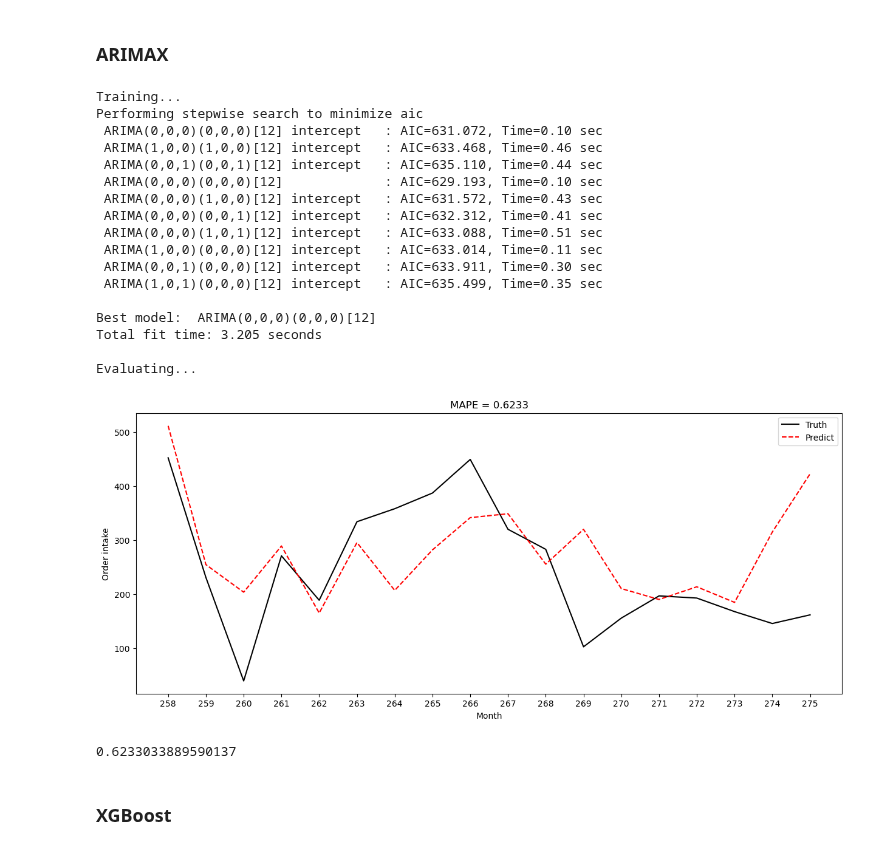
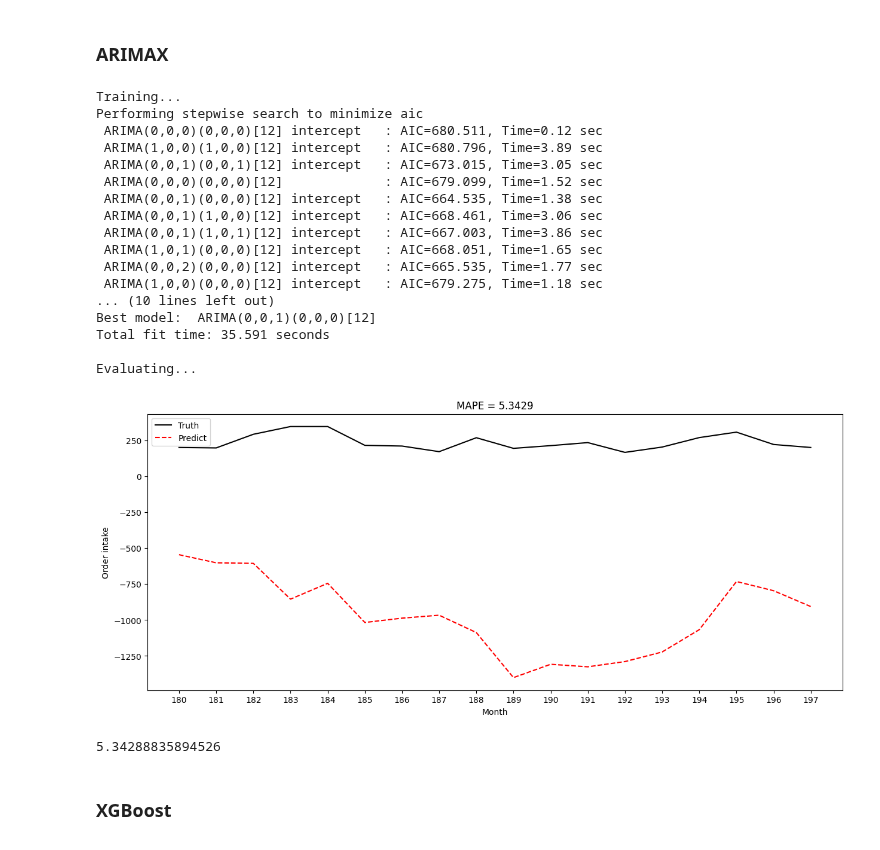
Before and after one commit to zuivu/porsche-forecast-sale, a Jupyter notebook: code/model.ipynb, the cells around one changed output. Cells and saved outputs as stored; diff of their text form; code cells hidden in the pictures.

```diff
--- a/code/model.ipynb
+++ b/code/model.ipynb
@@ -28,0 +15,12 @@ ALL_DATA
+# %%
+DATA_START = 60
+TEST_INDEX = 180
+TEST_PERIOD = 18
+TARGET_COL_NAME = "sales_actuals_monthly__vehiclegroup01__orderintake"
+
+
+PATH_RUN2_DATA = r"../output_data\run2_run_countryA_all_values\run_Country A_all_2337_NaN_fillup.csv"
+PATH_RUN2_F_IMPORTANCE = r"../output_data\run2_run_countryA_all_values\run_Country A_all_2349value_importance_list.csv"
+
+PATH_RUN3_DATA = r"../output_data/run3_run_countryA_vehicle01_all_values/run_Country A_all_2351_NaN_fillup.csv"
+PATH_RUN3_F_IMPORTANCE = r"../output_data/run3_run_countryA_vehicle01_all_values/run_Country A_all_2352value_importance_list.csv"
@@ -29,16 +41,27 @@ ALL_DATA
 # %% [markdown]
 ## Seperate development and production dataset
 # %%
-def get_data(df, veh_group, country):
-    data = df.loc[df["countryname"] == country, :].filter(regex=veh_group)
-    data.columns = [col.replace(veh_group + '__', '') for col in data.columns]
+# def get_data(df, veh_group, country):
+#     data = df.loc[df["countryname"] == country, :].filter(regex=veh_group)
+#     data.columns = [col.replace(veh_group + '__', '') for col in data.columns]
+#     data.reset_index(inplace=True, drop=True)
+#     data = data.fillna(data.mean()) # Filling with MEAN VALUE!!!!!!! NEED to fix
+#     return data
+
+# data = get_data(ALL_DATA, "vehiclegroup01", "Country A")
+
+def get_data(data):
+    data_cut = data.iloc[DATA_START:, :]
     data.reset_index(inplace=True, drop=True)
-    data = data.fillna(data.mean()) # Filling with MEAN VALUE!!!!!!! NEED to fix
-    return data
+    dev_set = data_cut.iloc[:TEST_INDEX, :]
+    prod_set = data_cut.iloc[:TEST_INDEX + TEST_PERIOD, :] # include features of predicting period (month 259 -> 276)
 
-data = get_data(ALL_DATA, "vehiclegroup01", "Country A")
-dev_set = data.iloc[:TEST_INDEX, :]
-prod_set = data.iloc[:TEST_INDEX + TEST_PERIOD, :] # include features of predicting period (month 259 -> 276)
-print(dev_set.shape)
-print(prod_set.shape)
+    print(dev_set.shape)
+    print(prod_set.shape)
+
+    return dev_set, prod_set
+
+
+data = get_data_sources(PATH_RUN3_DATA, PATH_RUN3_F_IMPORTANCE, 35)
+dev_set, prod_set = get_data(data)
 # %% [output]
@@ -119,7 +143,7 @@ class SARIMAXModel(Model):
         super().__init__(data_block)
 
         self.exogenous_data_train = None
-        self.exogenous_data_test = None
+        self.exogenous_data_val = None
         if exo:
             self.exogenous_data_train = self.train_data.drop(TARGET_COL_NAME, axis=1)
             self.exogenous_data_val = self.val_data.drop(TARGET_COL_NAME, axis=1)
@@ -131,48 +155,48 @@ class SARIMAXModel(Model):
         # https://alkaline-ml.com/pmdarima/modules/generated/pmdarima.arima.auto_arima.html
         # Find the best model using stepwise algorithm outlined in Hyndman and Khandakar (2008)
         self.sarima = pm.auto_arima(y=self.y_train, # target
                                     X=self.exogenous_data_train, # data
                                     start_p=0, max_p=5,
                                     start_q=0, max_q=5, # maximum p and q
                                     start_P=0, max_P=5,
                                     start_Q=0, max_Q=5,
                                     d=None,              # usual differencing
                                     D=None,              # seasonal differencing
                                     seasonal=True,   # Seasonality
                                     m=12,              # frequency of series
                                     test='adf',       # use adftest to find optimal 'd'
                                     trace=True,
                                     error_action='ignore',
                                     suppress_warnings=True,
                                     scoring='mse', # mae/mse
                                     stepwise=True)
 
     def predict(self):
         y_predict = self.sarima.predict(n_periods=self.predict_periods, X=self.exogenous_data_val)
         return y_predict
 
 SARIMAX_model = SARIMAXModel(data_cv[0])
 SARIMAX_model.run_eval()
 # %% [output]
 Training...
 Performing stepwise search to minimize aic
- ARIMA(0,0,0)(0,0,0)[12] intercept   : AIC=631.072, Time=0.10 sec
- ARIMA(1,0,0)(1,0,0)[12] intercept   : AIC=633.468, Time=0.46 sec
- ARIMA(0,0,1)(0,0,1)[12] intercept   : AIC=635.110, Time=0.44 sec
- ARIMA(0,0,0)(0,0,0)[12]             : AIC=629.193, Time=0.10 sec
- ARIMA(0,0,0)(1,0,0)[12] intercept   : AIC=631.572, Time=0.43 sec
- ARIMA(0,0,0)(0,0,1)[12] intercept   : AIC=632.312, Time=0.41 sec
- ARIMA(0,0,0)(1,0,1)[12] intercept   : AIC=633.088, Time=0.51 sec
- ARIMA(1,0,0)(0,0,0)[12] intercept   : AIC=633.014, Time=0.11 sec
- ARIMA(0,0,1)(0,0,0)[12] intercept   : AIC=633.911, Time=0.30 sec
- ARIMA(1,0,1)(0,0,0)[12] intercept   : AIC=635.499, Time=0.35 sec
-
-Best model:  ARIMA(0,0,0)(0,0,0)[12]
-Total fit time: 3.205 seconds
+ ARIMA(0,0,0)(0,0,0)[12] intercept   : AIC=680.511, Time=0.12 sec
+ ARIMA(1,0,0)(1,0,0)[12] intercept   : AIC=680.796, Time=3.89 sec
+ ARIMA(0,0,1)(0,0,1)[12] intercept   : AIC=673.015, Time=3.05 sec
+ ARIMA(0,0,0)(0,0,0)[12]             : AIC=679.099, Time=1.52 sec
+ ARIMA(0,0,1)(0,0,0)[12] intercept   : AIC=664.535, Time=1.38 sec
+ ARIMA(0,0,1)(1,0,0)[12] intercept   : AIC=668.461, Time=3.06 sec
+ ARIMA(0,0,1)(1,0,1)[12] intercept   : AIC=667.003, Time=3.86 sec
+ ARIMA(1,0,1)(0,0,0)[12] intercept   : AIC=668.051, Time=1.65 sec
+ ARIMA(0,0,2)(0,0,0)[12] intercept   : AIC=665.535, Time=1.77 sec
+ ARIMA(1,0,0)(0,0,0)[12] intercept   : AIC=679.275, Time=1.18 sec
+... (10 lines left out)
+Best model:  ARIMA(0,0,1)(0,0,0)[12]
+Total fit time: 35.591 seconds
 
 Evaluating...
-[figure, old version]
+[figure, new version]
-0.6233033889590137
+5.34288835894526
 # %% [markdown]
 ### XGBoost
 # %%
```
Also changed, not shown: parts of 13 cells of this notebook.
